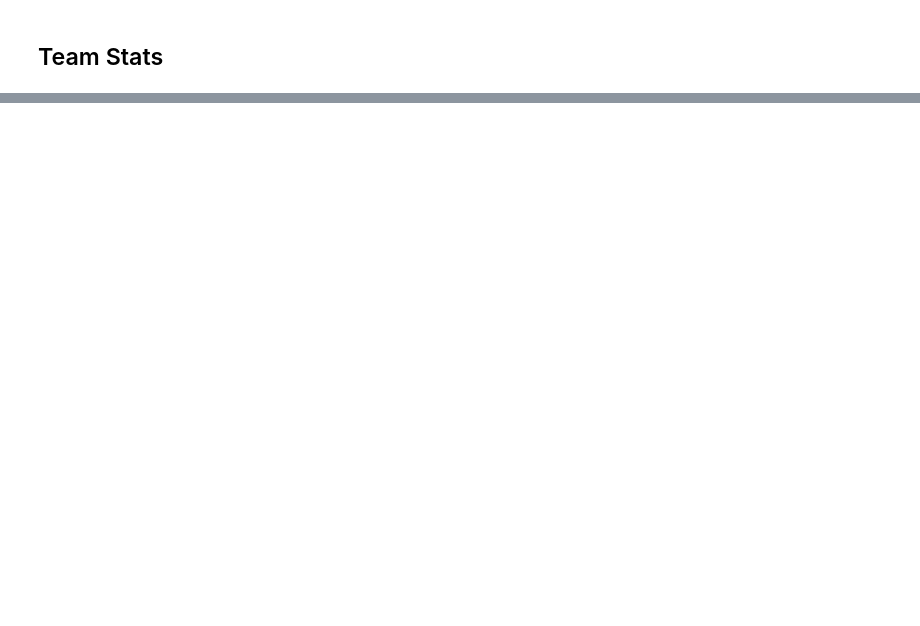
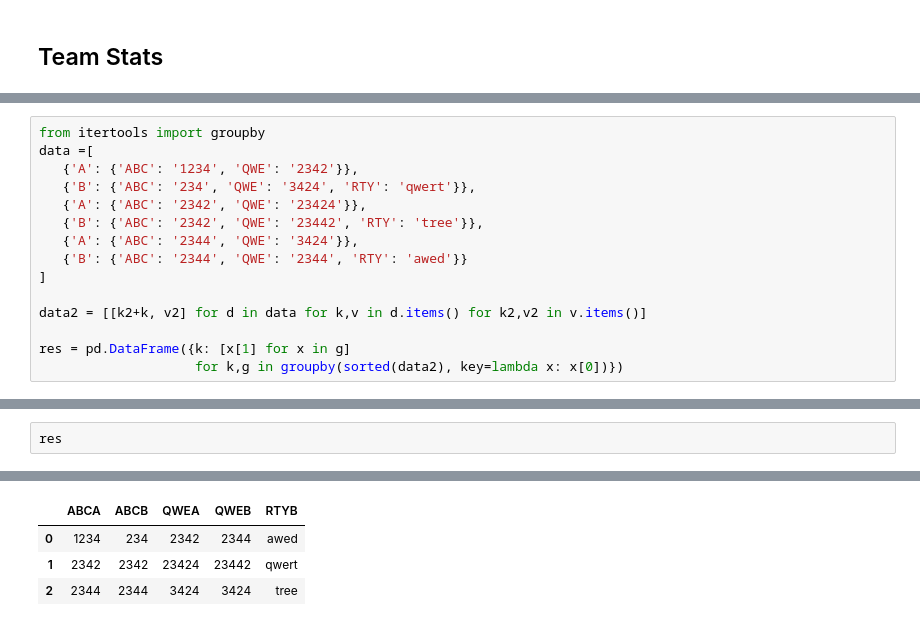
Before and after one commit to ramosem97/Quiniela, a Jupyter notebook: notebook/nfl_charts.ipynb, the cells around one changed output, grey strips where cells are left out. Drawn from its saved outputs; the diff is of its cells as text; blank space fills up the shorter version.

```diff
--- a/notebook/nfl_charts.ipynb
+++ b/notebook/nfl_charts.ipynb
@@ -585,0 +643,15 @@ team_week_summ
+# %%
+from itertools import groupby
+data =[
+   {'A': {'ABC': '1234', 'QWE': '2342'}},
+   {'B': {'ABC': '234', 'QWE': '3424', 'RTY': 'qwert'}},
+   {'A': {'ABC': '2342', 'QWE': '23424'}},
+   {'B': {'ABC': '2342', 'QWE': '23442', 'RTY': 'tree'}},
+   {'A': {'ABC': '2344', 'QWE': '3424'}},
+   {'B': {'ABC': '2344', 'QWE': '2344', 'RTY': 'awed'}}
+]
+
+data2 = [[k2+k, v2] for d in data for k,v in d.items() for k2,v2 in v.items()]
+
+res = pd.DataFrame({k: [x[1] for x in g]
+                    for k,g in groupby(sorted(data2), key=lambda x: x[0])})
@@ -585,0 +660,3 @@ team_week_summ
+# %%
+res
+# %% [output]
@@ -585,0 +664,4 @@ team_week_summ
+|  | ABCA | ABCB | QWEA | QWEB | RTYB |
+| 0 | 1234 | 234 | 2342 | 2344 | awed |
+| 1 | 2342 | 2342 | 23424 | 23442 | qwert |
+| 2 | 2344 | 2344 | 3424 | 3424 | tree |
```
Also changed, not shown: parts of 31 cells of this notebook, 4 other files.
